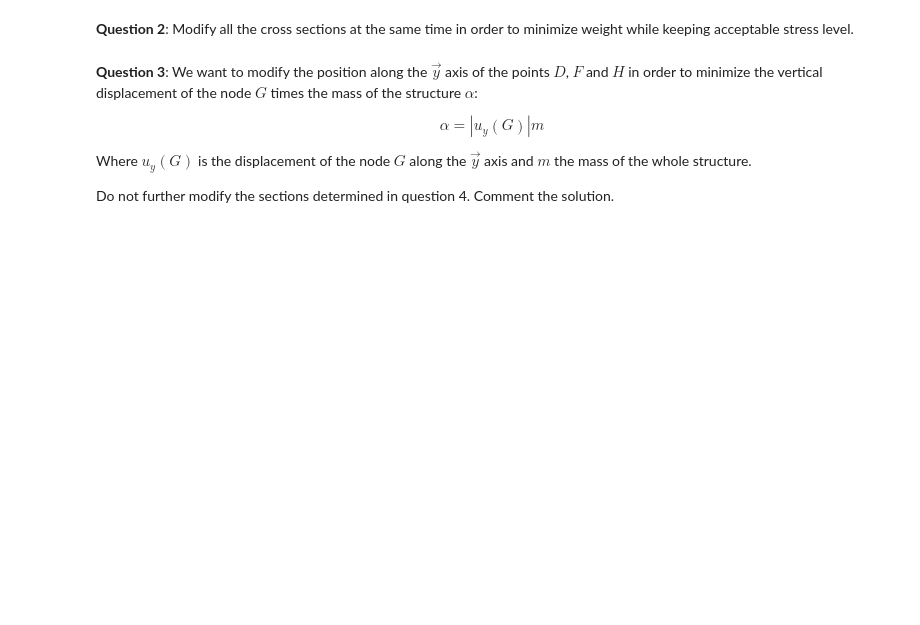
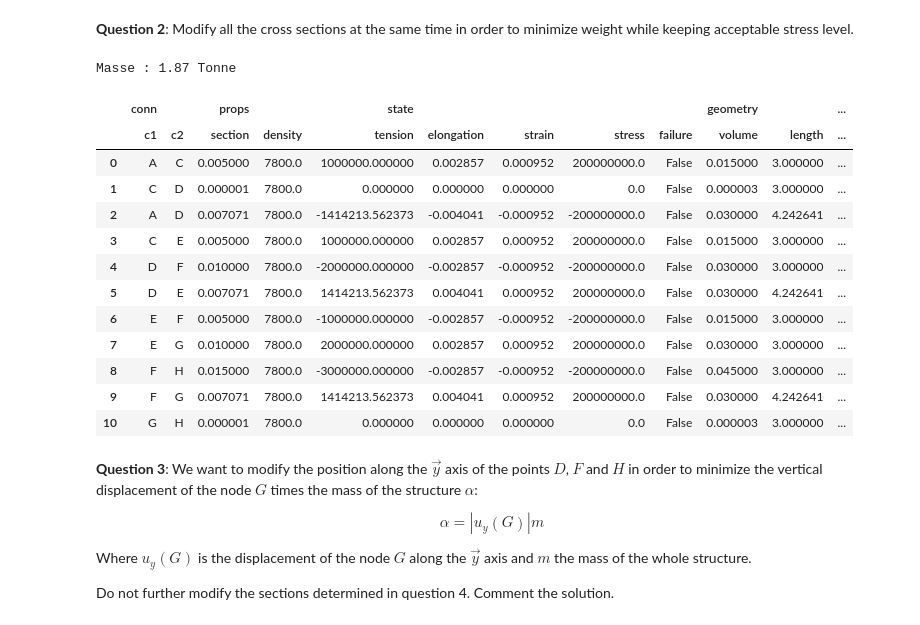
Before and after one commit to symmeHub/positron, a Jupyter notebook: book/optimization/exercises/bridge_optimization.ipynb, the cells around one changed output. Saved outputs shown, nothing was run; the diff lists cells and outputs as text; code cells hidden in the pictures; blank space fills up the shorter version.

```diff
--- a/book/optimization/exercises/bridge_optimization.ipynb
+++ b/book/optimization/exercises/bridge_optimization.ipynb
@@ -117,0 +172,9 @@ m0 * 1.0e-3  # Mass in tons !
+# %%
+# change sections of all bars
+for bar in model.bars:
+    N  = bar.tension
+    bar.section = 0.2
+
+
+# solve with updated sections
+model.solve()
@@ -127,5 +216,35 @@ model.data(at="bars").state.failure.values
 # %% [markdown]
 **Question 2**: Modify all the cross sections at the same time in order to minimize weight while keeping acceptable stress level.
+# %%
+# change sections of all bars
+for bar in model.bars:
+    # secur coef on each bar
+    c  = np.abs(bar.stress / sigmay)  * 2
+    if c > 0:
+        bar.section = bar.section * c
+    else:
+        bar.section = 1e-6
+
+
+# solve with updated sections
+model.solve()
+print(f"Masse : {model.mass() * 1e-3 :0.2f} Tonne")
+model.data(at="bars")
+# %% [output]
+Masse : 1.87 Tonne
+|  | conn |  | props |  | state |  |  |  |  | geometry |  | ... |
+|  | c1 | c2 | section | density | tension | elongation | strain | stress | failure | volume | length | ... |
+| 0 | A | C | 0.005000 | 7800.0 | 1000000.000000 | 0.002857 | 0.000952 | 200000000.0 | False | 0.015000 | 3.000000 | ... |
+| 1 | C | D | 0.000001 | 7800.0 | 0.000000 | 0.000000 | 0.000000 | 0.0 | False | 0.000003 | 3.000000 | ... |
+| 2 | A | D | 0.007071 | 7800.0 | -1414213.562373 | -0.004041 | -0.000952 | -200000000.0 | False | 0.030000 | 4.242641 | ... |
+| 3 | C | E | 0.005000 | 7800.0 | 1000000.000000 | 0.002857 | 0.000952 | 200000000.0 | False | 0.015000 | 3.000000 | ... |
+| 4 | D | F | 0.010000 | 7800.0 | -2000000.000000 | -0.002857 | -0.000952 | -200000000.0 | False | 0.030000 | 3.000000 | ... |
+| 5 | D | E | 0.007071 | 7800.0 | 1414213.562373 | 0.004041 | 0.000952 | 200000000.0 | False | 0.030000 | 4.242641 | ... |
+| 6 | E | F | 0.005000 | 7800.0 | -1000000.000000 | -0.002857 | -0.000952 | -200000000.0 | False | 0.015000 | 3.000000 | ... |
+| 7 | E | G | 0.010000 | 7800.0 | 2000000.000000 | 0.002857 | 0.000952 | 200000000.0 | False | 0.030000 | 3.000000 | ... |
+| 8 | F | H | 0.015000 | 7800.0 | -3000000.000000 | -0.002857 | -0.000952 | -200000000.0 | False | 0.045000 | 3.000000 | ... |
+| 9 | F | G | 0.007071 | 7800.0 | 1414213.562373 | 0.004041 | 0.000952 | 200000000.0 | False | 0.030000 | 4.242641 | ... |
+| 10 | G | H | 0.000001 | 7800.0 | 0.000000 | 0.000000 | 0.000000 | 0.0 | False | 0.000003 | 3.000000 | ... |
 # %% [markdown]
 **Question 3**: We want to modify the position along the $\vec y$ axis of the points $D$, $F$ and $H$ in order to minimize the vertical displacement of the node $G$ times the mass of the structure $\alpha$:
 
```
Also changed, not shown: parts of 16 cells of this notebook.
